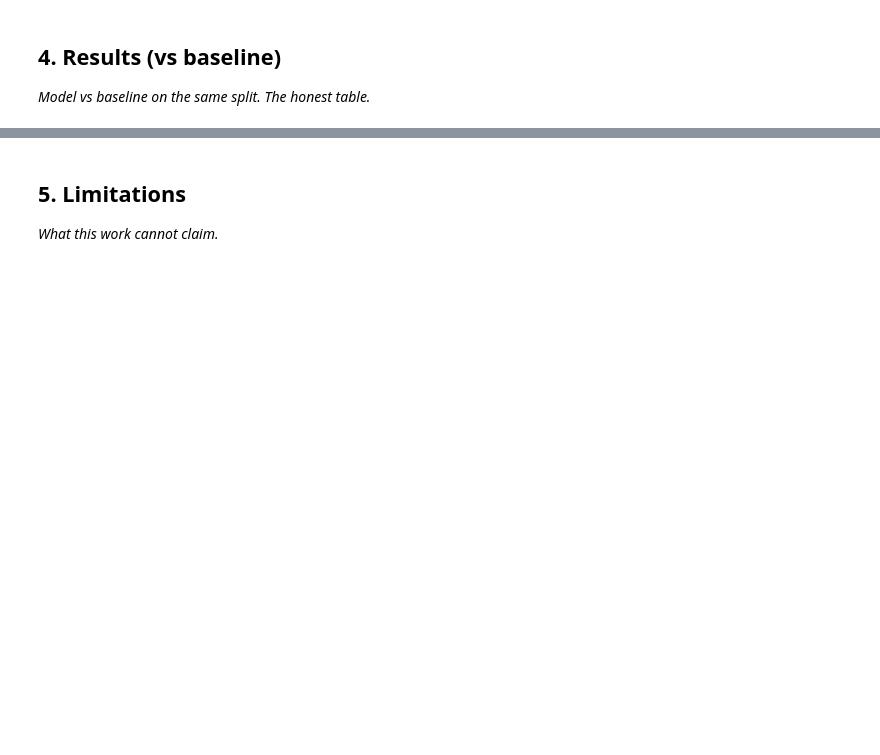
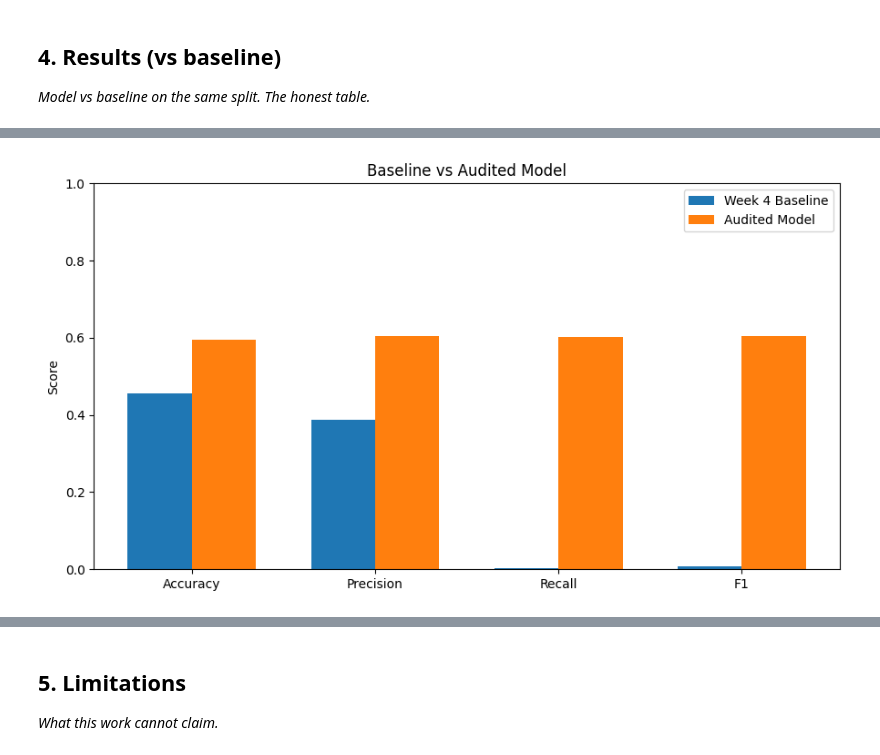
Before and after one commit to kavanaaykavna/1stmlassignment, a Jupyter notebook: work/notebooks/capstone.ipynb, the cells around one changed output, grey strips where cells are left out. Cells and saved outputs as stored; diff of their text form; code cells hidden in the pictures; blank space fills up the shorter version.

```diff
--- a/work/notebooks/capstone.ipynb
+++ b/work/notebooks/capstone.ipynb
@@ -16,0 +112,19 @@ This skeleton is yours to fill. Work the sections **in order** — each one has
+# %%
+# Load dataset
+df = pd.read_csv("content_refresh_anonymized.csv")
+
+# Create target
+df["is_declining_label"] = (
+    df["trend_direction"]
+    .astype(str)
+    .str.lower()
+    .eq("down")
+    .astype(int)
+)
+
+print("Dataset shape:", df.shape)
+print("\nTarget distribution:")
+print(df["is_declining_label"].value_counts())
+
+print("\nDeclining rate:")
+print(round(df["is_declining_label"].mean(), 4))
@@ -24,0 +419,55 @@ This skeleton is yours to fill. Work the sections **in order** — each one has
+# %%
+# Results chart
+metrics = ["Accuracy", "Precision", "Recall", "F1"]
+
+baseline_values = [
+    0.4568,
+    0.3871,
+    0.0037,
+    0.0073
+]
+
+honest_values = [
+    honest_accuracy,
+    honest_precision,
+    honest_recall,
+    honest_f1
+]
+
+x = np.arange(len(metrics))
+width = 0.35
+
+plt.figure(figsize=(9, 5))
+
+plt.bar(
+    x - width / 2,
+    baseline_values,
+    width,
+    label="Week 4 Baseline"
+)
+
+plt.bar(
+    x + width / 2,
+    honest_values,
+    width,
+    label="Audited Model"
+)
+
+plt.xticks(x, metrics)
+plt.ylabel("Score")
+plt.ylim(0, 1)
+plt.title("Baseline vs Audited Model")
+plt.legend()
+plt.tight_layout()
+
+os.makedirs("work/figures", exist_ok=True)
+
+plt.savefig(
+    "work/figures/baseline_vs_audited_model.png",
+    dpi=150,
+    bbox_inches="tight"
+)
+
+plt.show()
+# %% [output]
+[figure, added]
```
Also changed, not shown: parts of 23 cells of this notebook.
